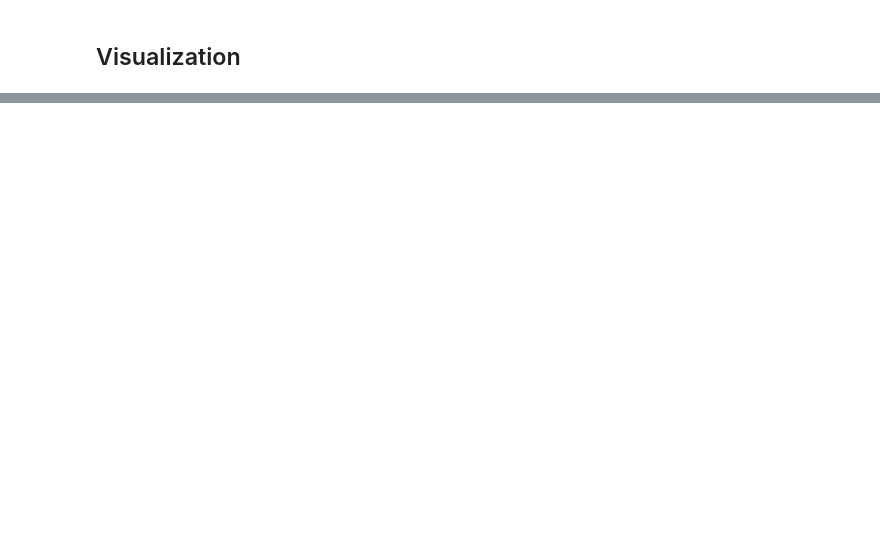
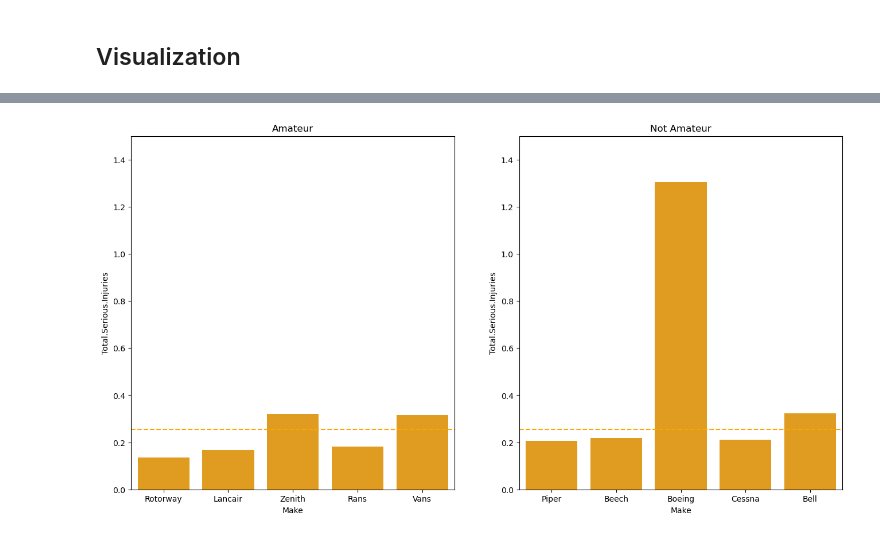
Before and after one commit to mgulbin13/dsc-phase-1-project, a Jupyter notebook: amateur_built.ipynb, the cells around one changed output, grey strips where cells are left out. Drawn from its saved outputs; the diff is of its cells as text; code cells hidden in the pictures; blank space fills up the shorter version.

```diff
--- a/amateur_built.ipynb
+++ b/amateur_built.ipynb
@@ -170,0 +142,17 @@ Based on this data, I would recommend to our business to use an amateur built ai
+# %%
+fig, ax = plt.subplots(1,2, figsize=(16,8))
+
+sns.barplot(data=top5_amateur_df, orient='v', x='Make', y='Total.Serious.Injuries', errorbar=None, estimator='mean', color='orange', ax=ax[0])
+sns.barplot(data=top5_not_amateur_df, orient='v', x='Make', y='Total.Serious.Injuries', errorbar=None, estimator='mean', color='orange', ax=ax[1])
+
+ax[0].set_ylim(0,1.5)
+ax[0].set_title('Amateur')
+ax[0].axhline(y=top5_amateur_df['Total.Serious.Injuries'].mean(), color='orange', ls='--')
+
+ax[1].set_ylim(0,1.5)
+ax[1].set_title('Not Amateur')
+ax[1].axhline(y=top5_not_amateur_df['Total.Serious.Injuries'].mean(), color='orange', ls='--')
+
+plt.show()
+# %% [output]
+[figure, added]
```
Also changed, not shown: parts of 21 cells of this notebook.
